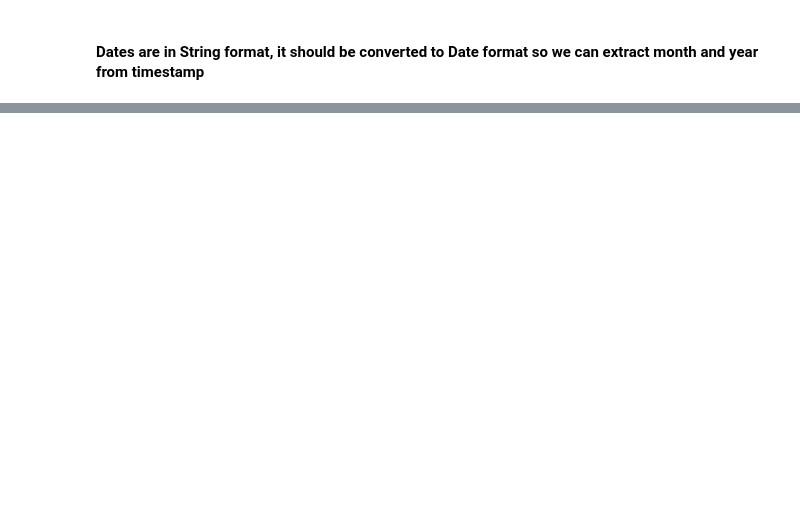
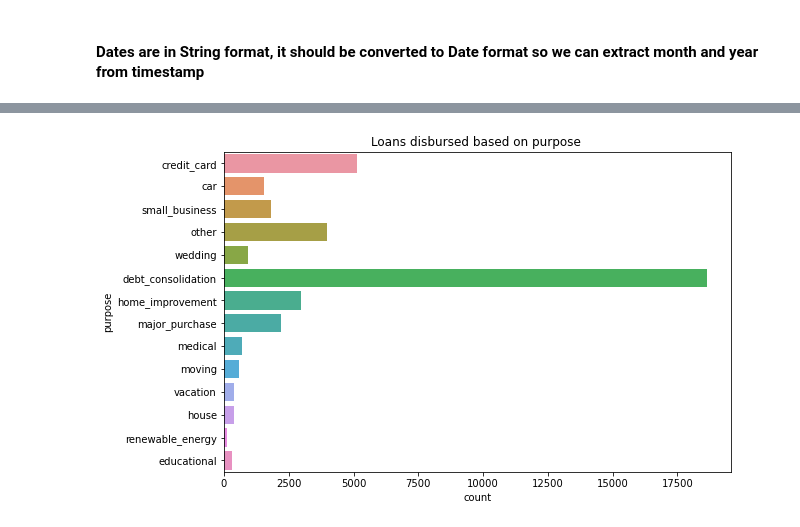
Before and after one commit to suchins3/LendingClub, a Jupyter notebook: LoanCastStudy.ipynb, the cells around one changed output, grey strips where cells are left out. Cells and saved outputs as stored; diff of their text form; code cells hidden in the pictures; blank space fills up the shorter version.

```diff
--- a/LoanCastStudy.ipynb
+++ b/LoanCastStudy.ipynb
@@ -110,0 +265,14 @@ dtype: int64
+# %%
+plt.figure(figsize=(20,20))
+
+plt.figure(1)
+
+# Distribution of Loans by Status
+plt.subplot(3,2,1)
+sns.countplot(y='purpose', data=df_loan)
+plt.title('Loans disbursed based on purpose ')
+
+
+plt.show()
+# %% [output]
+[figure, added]
```
Also changed, not shown: parts of 11 cells of this notebook.
